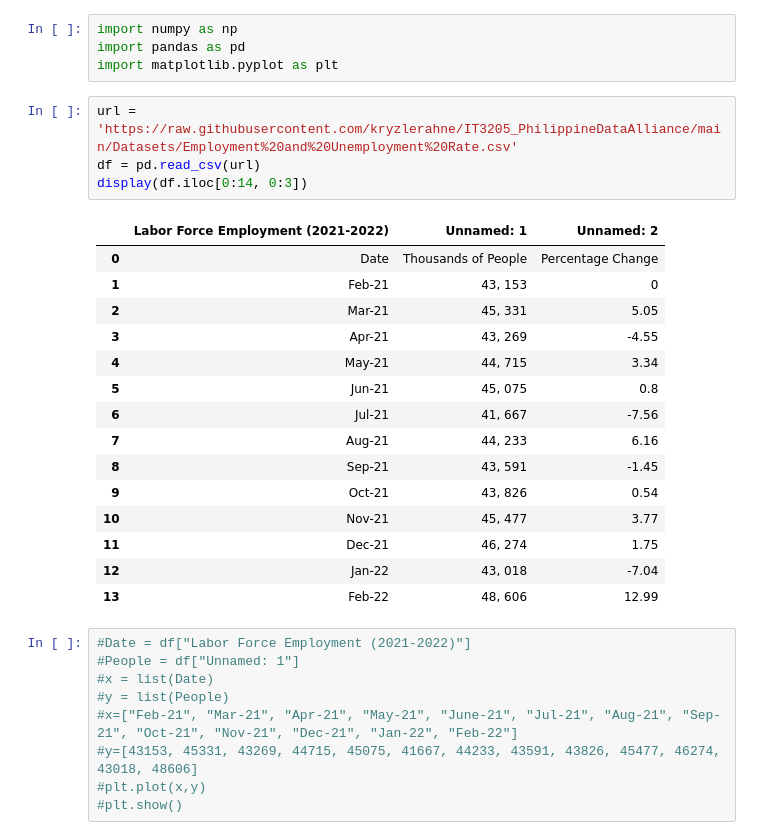
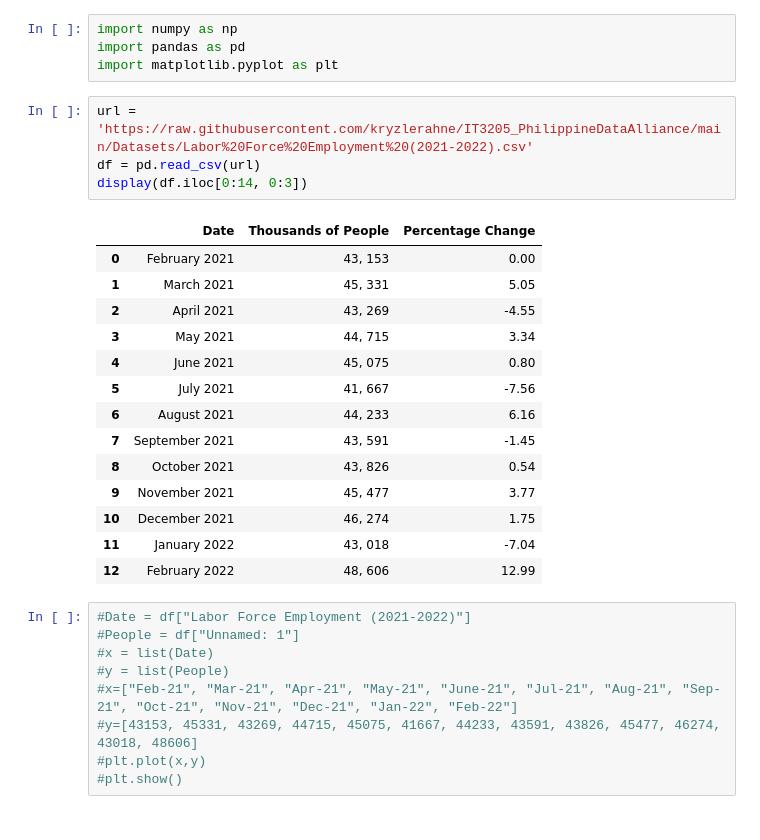
Before and after one commit to kryzlerahne/IT3205_FilipinoDataAlliance, a Jupyter notebook: Codes/The_Future_Pay_Visualizations.ipynb, the cells around one changed output. Saved outputs shown, nothing was run; the diff lists cells and outputs as text.

```diff
--- a/Codes/The_Future_Pay_Visualizations.ipynb
+++ b/Codes/The_Future_Pay_Visualizations.ipynb
@@ -11,25 +11,24 @@ import numpy as np
 import pandas as pd
 import matplotlib.pyplot as plt
 # %%
-url = 'https://raw.githubusercontent.com/kryzlerahne/IT3205_PhilippineDataAlliance/main/Datasets/Employment%20and%20Unemployment%20Rate.csv'
+url = 'https://raw.githubusercontent.com/kryzlerahne/IT3205_PhilippineDataAlliance/main/Datasets/Labor%20Force%20Employment%20(2021-2022).csv'
 df = pd.read_csv(url)
 display(df.iloc[0:14, 0:3])
 # %% [output]
-|  | Labor Force Employment (2021-2022) | Unnamed: 1 | Unnamed: 2 |
-| 0 | Date | Thousands of People | Percentage Change |
-| 1 | Feb-21 | 43, 153 | 0 |
-| 2 | Mar-21 | 45, 331 | 5.05 |
-| 3 | Apr-21 | 43, 269 | -4.55 |
-| 4 | May-21 | 44, 715 | 3.34 |
-| 5 | Jun-21 | 45, 075 | 0.8 |
-| 6 | Jul-21 | 41, 667 | -7.56 |
-| 7 | Aug-21 | 44, 233 | 6.16 |
-| 8 | Sep-21 | 43, 591 | -1.45 |
-| 9 | Oct-21 | 43, 826 | 0.54 |
-| 10 | Nov-21 | 45, 477 | 3.77 |
-| 11 | Dec-21 | 46, 274 | 1.75 |
-| 12 | Jan-22 | 43, 018 | -7.04 |
-| 13 | Feb-22 | 48, 606 | 12.99 |
+|  | Date | Thousands of People | Percentage Change |
+| 0 | February 2021 | 43, 153 | 0.00 |
+| 1 | March 2021 | 45, 331 | 5.05 |
+| 2 | April 2021 | 43, 269 | -4.55 |
+| 3 | May 2021 | 44, 715 | 3.34 |
+| 4 | June 2021 | 45, 075 | 0.80 |
+| 5 | July 2021 | 41, 667 | -7.56 |
+| 6 | August 2021 | 44, 233 | 6.16 |
+| 7 | September 2021 | 43, 591 | -1.45 |
+| 8 | October 2021 | 43, 826 | 0.54 |
+| 9 | November 2021 | 45, 477 | 3.77 |
+| 10 | December 2021 | 46, 274 | 1.75 |
+| 11 | January 2022 | 43, 018 | -7.04 |
+| 12 | February 2022 | 48, 606 | 12.99 |
 # %%
 #Date = df["Labor Force Employment (2021-2022)"]
 #People = df["Unnamed: 1"]
```
Also changed, not shown: parts of 3 cells of this notebook.
